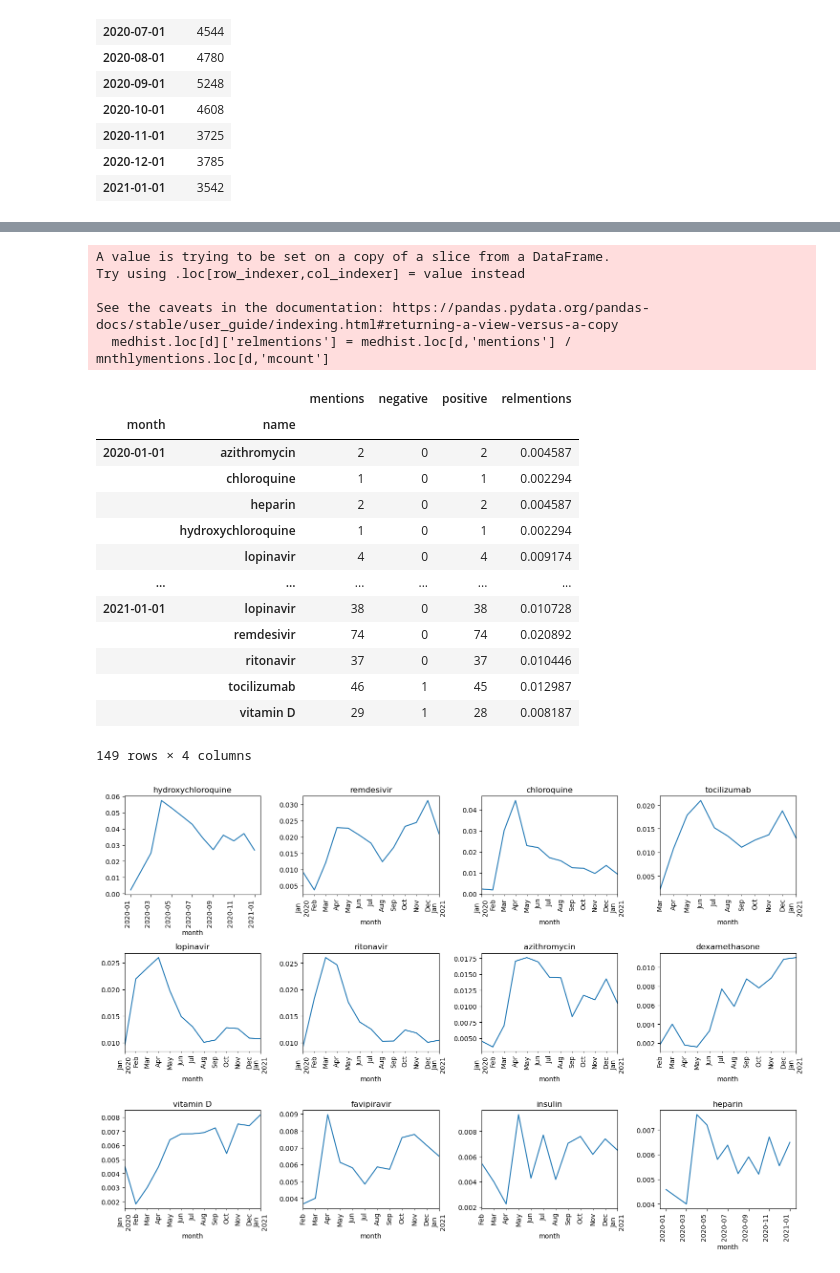
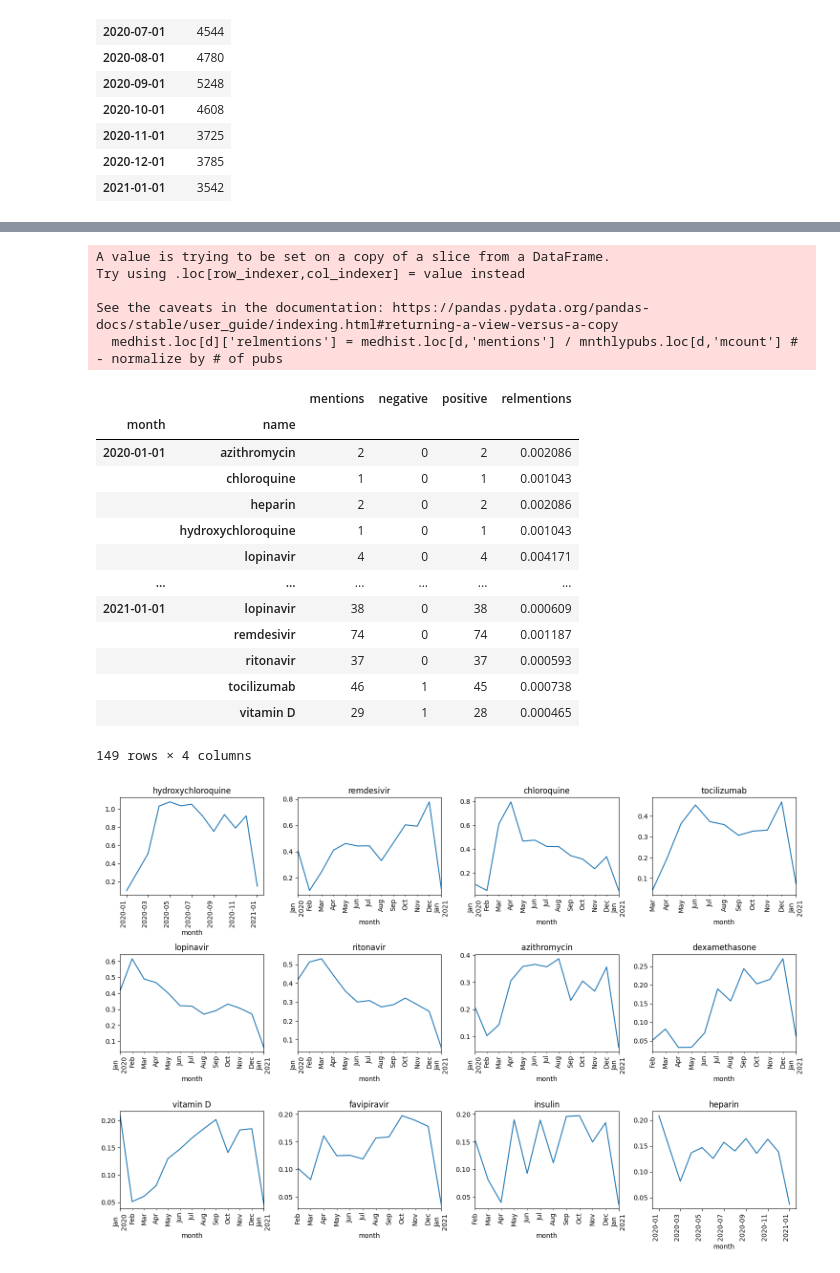
Before and after one commit to shwars/COVIDPaperAnalysis, a Jupyter notebook: notebooks/ExplorePaperTerms.ipynb, the cells around one changed output, grey strips where cells are left out. Cells and saved outputs as stored; diff of their text form; code cells hidden in the pictures.

Commit message:
Computed normalized mentions by number of publications

```diff
--- a/notebooks/ExplorePaperTerms.ipynb
+++ b/notebooks/ExplorePaperTerms.ipynb
@@ -169,0 +170,8 @@ mnthlymentions
+# %%
+pubs = pd.read_csv('../data/metadata.csv')
+# %%
+pubs['publish_time'] = pd.to_datetime(pubs['publish_time'])
+pubs['month'] = pubs['publish_time'].astype('datetime64[M]')
+pubs = pubs[(pubs['publish_time']>'2020-01-01') & (pubs['publish_time']<'2021-02-01')]
+mnthlypubs = pubs.groupby('month').agg({'title' : 'count' }).rename(columns={'title' : 'mcount'})
+mnthlypubs
@@ -170,34 +194,36 @@ mnthlymentions
 # %%
 medhist['relmentions'] = 0.0
 for d in mnthlymentions.index:
-    medhist.loc[d]['relmentions'] = medhist.loc[d,'mentions'] / mnthlymentions.loc[d,'mcount']
+    # medhist.loc[d]['relmentions'] = medhist.loc[d,'mentions'] / mnthlymentions.loc[d,'mcount'] - normalize by mentions
+    medhist.loc[d]['relmentions'] = medhist.loc[d,'mentions'] / mnthlypubs.loc[d,'mcount'] # - normalize by # of pubs
 medhist
 # %% [output]
 A value is trying to be set on a copy of a slice from a DataFrame.
 Try using .loc[row_indexer,col_indexer] = value instead
 
 See the caveats in the documentation: https://pandas.pydata.org/pandas-docs/stable/user_guide/indexing.html#returning-a-view-versus-a-copy
-  medhist.loc[d]['relmentions'] = medhist.loc[d,'mentions'] / mnthlymentions.loc[d,'mcount']
+  medhist.loc[d]['relmentions'] = medhist.loc[d,'mentions'] / mnthlypubs.loc[d,'mcount'] # - normalize by # of pubs
 |  |  | mentions | negative | positive | relmentions |
 | month | name |  |  |  |  |
-| 2020-01-01 | azithromycin | 2 | 0 | 2 | 0.004587 |
-|  | chloroquine | 1 | 0 | 1 | 0.002294 |
-|  | heparin | 2 | 0 | 2 | 0.004587 |
-|  | hydroxychloroquine | 1 | 0 | 1 | 0.002294 |
-|  | lopinavir | 4 | 0 | 4 | 0.009174 |
+| 2020-01-01 | azithromycin | 2 | 0 | 2 | 0.002086 |
+|  | chloroquine | 1 | 0 | 1 | 0.001043 |
+|  | heparin | 2 | 0 | 2 | 0.002086 |
+|  | hydroxychloroquine | 1 | 0 | 1 | 0.001043 |
+|  | lopinavir | 4 | 0 | 4 | 0.004171 |
 | ... | ... | ... | ... | ... | ... |
-| 2021-01-01 | lopinavir | 38 | 0 | 38 | 0.010728 |
-|  | remdesivir | 74 | 0 | 74 | 0.020892 |
-|  | ritonavir | 37 | 0 | 37 | 0.010446 |
-|  | tocilizumab | 46 | 1 | 45 | 0.012987 |
-|  | vitamin D | 29 | 1 | 28 | 0.008187 |
+| 2021-01-01 | lopinavir | 38 | 0 | 38 | 0.000609 |
+|  | remdesivir | 74 | 0 | 74 | 0.001187 |
+|  | ritonavir | 37 | 0 | 37 | 0.000593 |
+|  | tocilizumab | 46 | 1 | 45 | 0.000738 |
+|  | vitamin D | 29 | 1 | 28 | 0.000465 |
 149 rows × 4 columns
 # %%
 medh = medhist.reset_index()
+medh['relmentions_pct'] = medh['relmentions'] * 100
 fig,ax = plt.subplots(3,4,figsize=(15,10))
 for i,n in enumerate(topmeds.keys()):
-    medh[medh['name']==topmeds[n]].set_index('month')['relmentions'].plot(title=topmeds[n],ax=ax[i//4,i%4],rot=90)
+    medh[medh['name']==topmeds[n]].set_index('month')['relmentions_pct'].plot(title=topmeds[n],ax=ax[i//4,i%4],rot=90)
 fig.tight_layout()
 plt.show()
 # %% [output]
-[figure, old version]
+[figure, new version]
```
Also changed, not shown: parts of 5 cells of this notebook.
